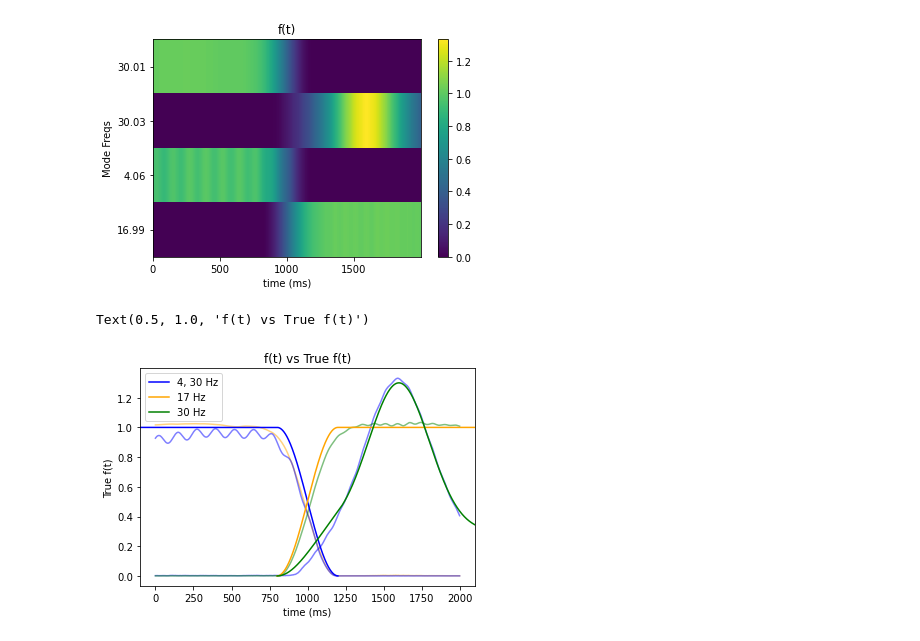
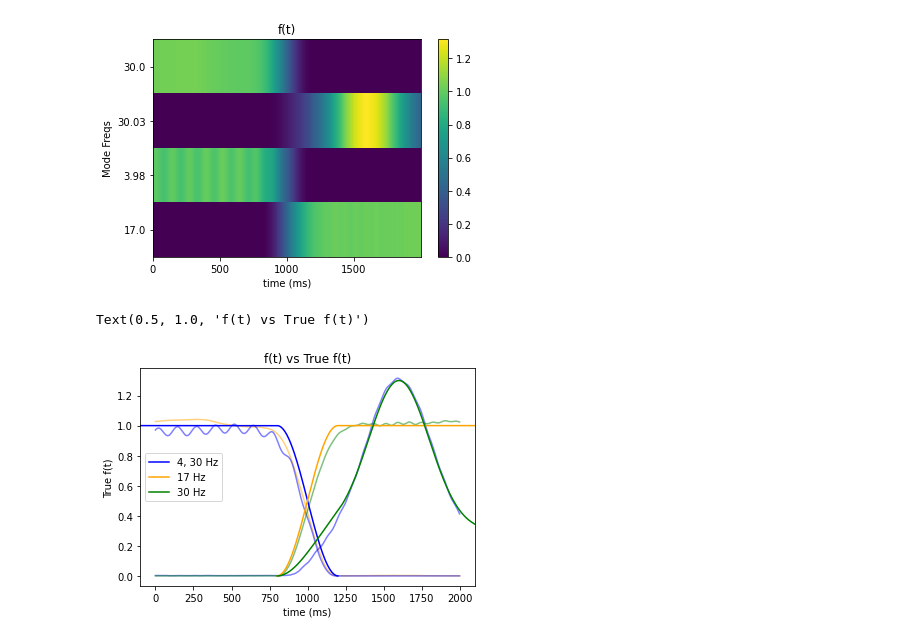
Before and after one commit to learning-2-learn/nsdmd, a Jupyter notebook: examples/model_demo.ipynb, the cells around one changed output. Saved outputs shown, nothing was run; the diff lists cells and outputs as text; code cells hidden in the pictures.

```diff
--- a/examples/model_demo.ipynb
+++ b/examples/model_demo.ipynb
@@ -69,2 +73,2 @@ Text(0, 0.5, 'Cosine Distance')
 # %%
-f_hat = model.transform(x, t, 3)
+model.fit_f(x, t, 2)
@@ -71,8 +77,8 @@ f_hat = model.transform(x, t, 3)
 # %%
-alpha = [str(np.round(f,2)) for f in model.freq_hat]
+alpha = [str(np.round(f,2)) for f in model.freq_hat_]
 fig = plt.figure()
 ax = fig.add_subplot(111)
-cax = ax.matshow(f_hat[:,500:-500], aspect='auto')
+cax = ax.matshow(model.f_hat_[:,500:-500], aspect='auto')
 fig.colorbar(cax)
 ax.set_yticklabels([''] + alpha)
 ax.xaxis.set_ticks_position('bottom')
@@ -81,21 +87,20 @@ plt.xlabel('time (ms)')
 plt.ylabel('Mode Freqs')
 plt.show()
 # %% [output]
-[figure, old version]
+[figure, new version]
 # %%
 colors = ['orange', 'blue', 'blue', 'green', 'blue', 'green']
-for i,f in enumerate(f_hat[:,500:-500]):
+for i,f in enumerate(model.f_hat_[:,500:-500]):
     plt.plot(f, color=colors[i], alpha=0.5)
-
 
 plt.plot(t1-500, np.mean(F1_true, axis=0), color=colors[1], label=str(f1)+', '+str(f2)+' Hz')
 plt.plot(t3-500, np.mean(F3_true, axis=0), color=colors[0], label=str(f3)+' Hz')
 plt.plot(t4-500, np.mean(F4_true, axis=0), color=colors[3], label=str(f4)+' Hz')
 plt.legend()
 plt.xlim(-100,2100)
 plt.xlabel('time (ms)')
 plt.ylabel('True f(t)')
 plt.title('f(t) vs True f(t)')
 # %% [output]
 Text(0.5, 1.0, 'f(t) vs True f(t)')
-[figure, old version]
+[figure, new version]
```
Also changed, not shown: parts of 8 cells of this notebook, 1 other file.
